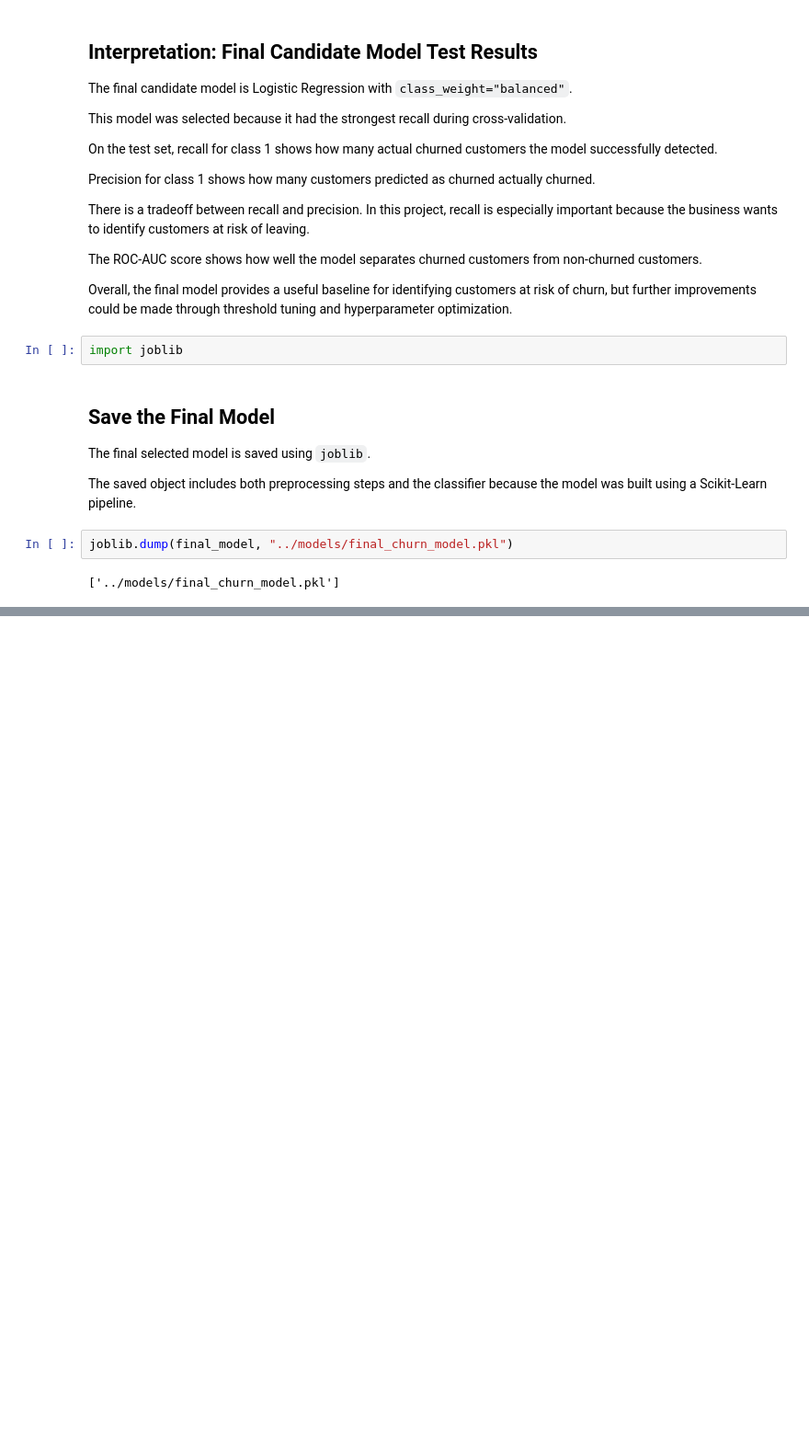
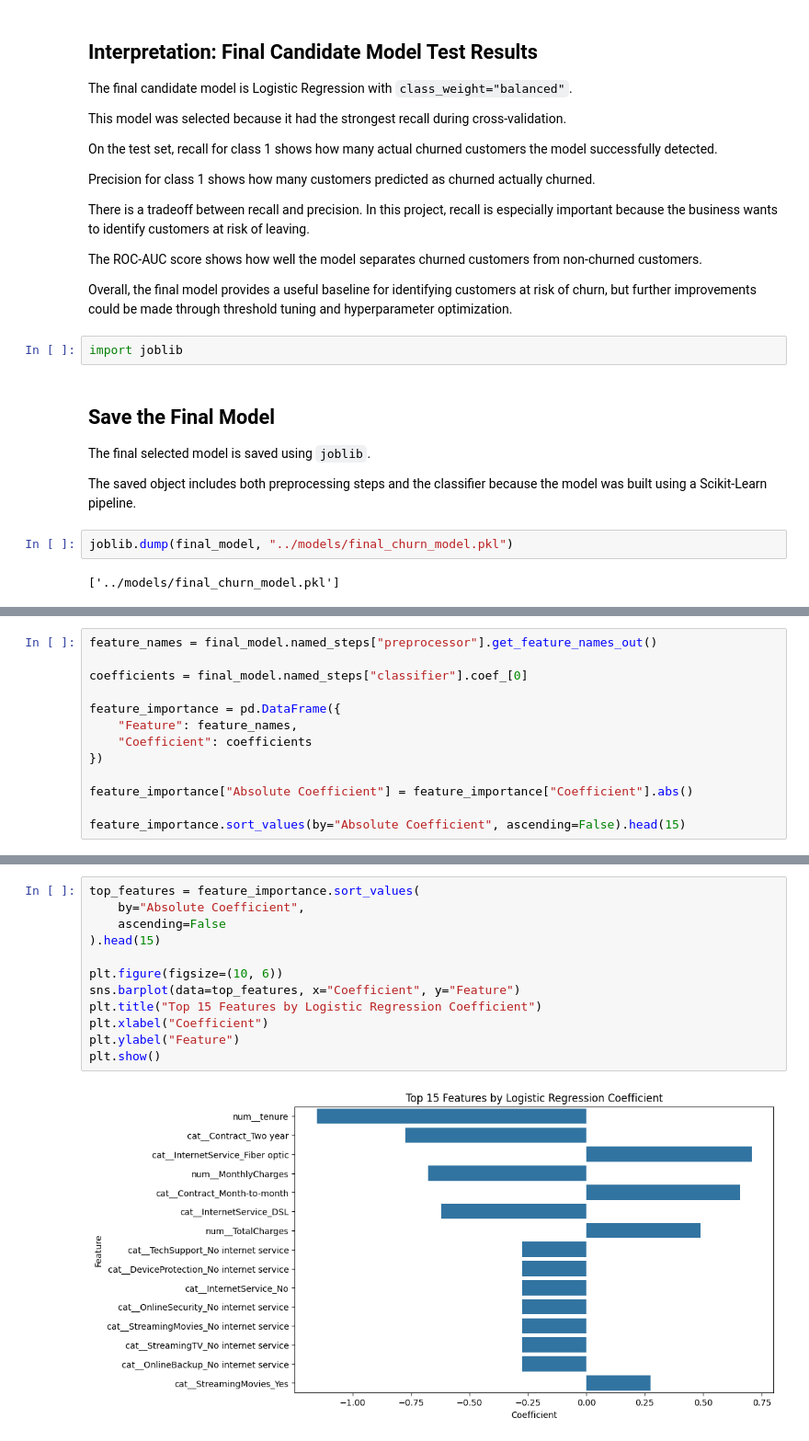
Before and after one commit to ElieAntoineGeagea/customer-churn-prediction, a Jupyter notebook: notebooks/02_preprocessing_modeling.ipynb, the cells around one changed output, grey strips where cells are left out. Shown at 92% size. Saved outputs shown, nothing was run; the diff lists cells and outputs as text; blank space fills up the shorter version.

```diff
--- a/notebooks/02_preprocessing_modeling.ipynb
+++ b/notebooks/02_preprocessing_modeling.ipynb
@@ -1036,0 +1236,13 @@ joblib.dump(final_model, "../models/final_churn_model.pkl")
+# %%
+feature_names = final_model.named_steps["preprocessor"].get_feature_names_out()
+
+coefficients = final_model.named_steps["classifier"].coef_[0]
+
+feature_importance = pd.DataFrame({
+    "Feature": feature_names,
+    "Coefficient": coefficients
+})
+
+feature_importance["Absolute Coefficient"] = feature_importance["Coefficient"].abs()
+
+feature_importance.sort_values(by="Absolute Coefficient", ascending=False).head(15)
@@ -1036,0 +1272,14 @@ joblib.dump(final_model, "../models/final_churn_model.pkl")
+# %%
+top_features = feature_importance.sort_values(
+    by="Absolute Coefficient",
+    ascending=False
+).head(15)
+
+plt.figure(figsize=(10, 6))
+sns.barplot(data=top_features, x="Coefficient", y="Feature")
+plt.title("Top 15 Features by Logistic Regression Coefficient")
+plt.xlabel("Coefficient")
+plt.ylabel("Feature")
+plt.show()
+# %% [output]
+[figure, added]
```
Also changed, not shown: parts of 26 cells of this notebook.
